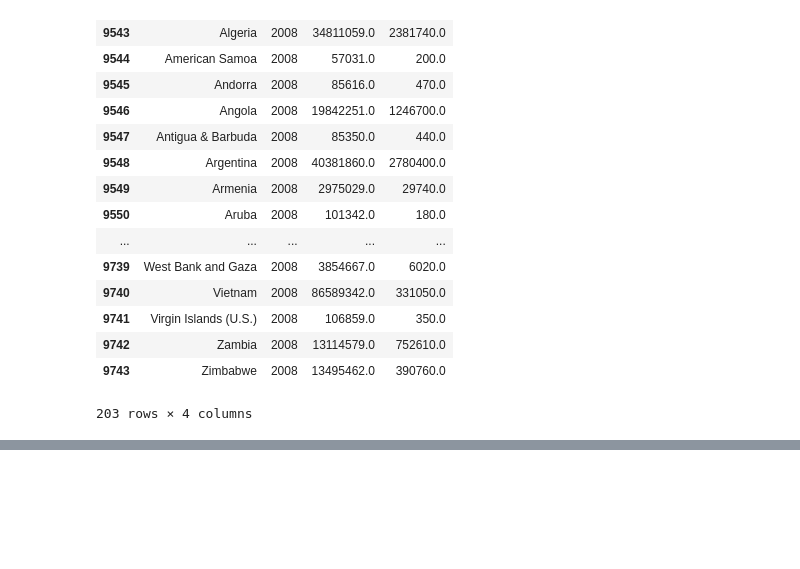
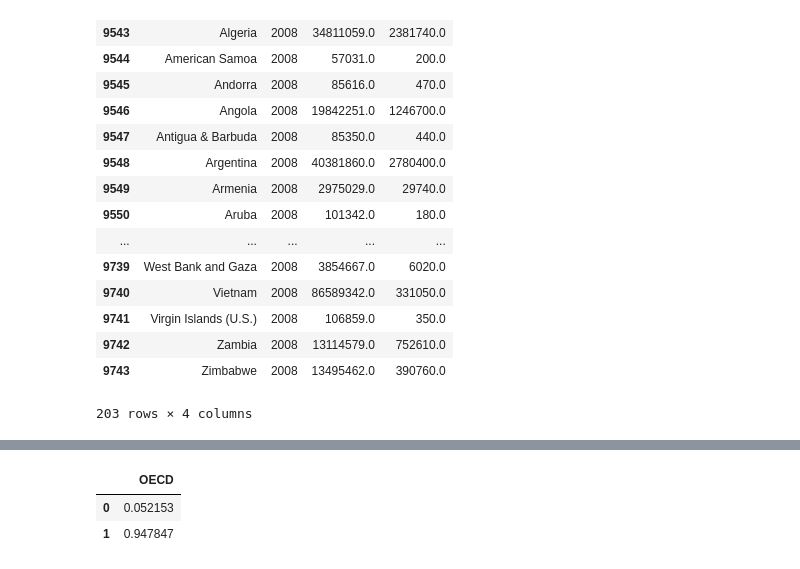
Before and after one commit to erikemueller/final-project-Mueller-Chandra, a Jupyter notebook: Untitled.ipynb, the cells around one changed output, grey strips where cells are left out. Drawn from its saved outputs; the diff is of its cells as text; code cells hidden in the pictures; blank space fills up the shorter version.

```diff
--- a/Untitled.ipynb
+++ b/Untitled.ipynb
@@ -608,0 +587,38 @@ df1.drop_duplicates(keep='first')
+# %%
+%matplotlib inline
+import statsmodels.api as sm
+import pandas as pd
+import numpy as np
+import matplotlib.pyplot as plt
+import seaborn as sns
+import csv
+from shapely.geometry import Point
+import geopandas as gpd
+from geopandas import GeoSeries, GeoDataFrame
+import math
+
+df = pd.read_csv('CheibubStart.csv').dropna()
+oecdg8 = pd.read_csv('2008_g8_oecd.csv')
+fp = "world/TM_WORLD_BORDERS_SIMPL-0.3.shp"
+data = gpd.read_file(fp)
+
+
+lastyear = df[df['year'] == 2008].dropna()
+fp = "world/TM_WORLD_BORDERS_SIMPL-0.3.shp"
+data = gpd.read_file(fp)
+
+
+
+g8OECD2008=pd.merge(lastyear, oecdg8, how = 'outer').dropna(subset=['year']).fillna(0)
+
+g8OECD2008['OECD']=g8OECD2008['OECD'].astype(int)
+percentOECD=g8OECD2008['OECD'].sum()/g8OECD2008['OECD'].agg({'count'})
+percentnotOECD=(g8OECD2008['OECD'].sum()/g8OECD2008['OECD'].agg({'count'})-1)*(-1)
+OECD=pd.DataFrame(percentOECD)
+notOECD=pd.DataFrame(percentnotOECD)
+yall=OECD.append(notOECD, ignore_index=True)
+yall
+# %% [output]
+|  | OECD |
+| 0 | 0.052153 |
+| 1 | 0.947847 |
```
Also changed, not shown: parts of 1 cell of this notebook, 55 other files.
